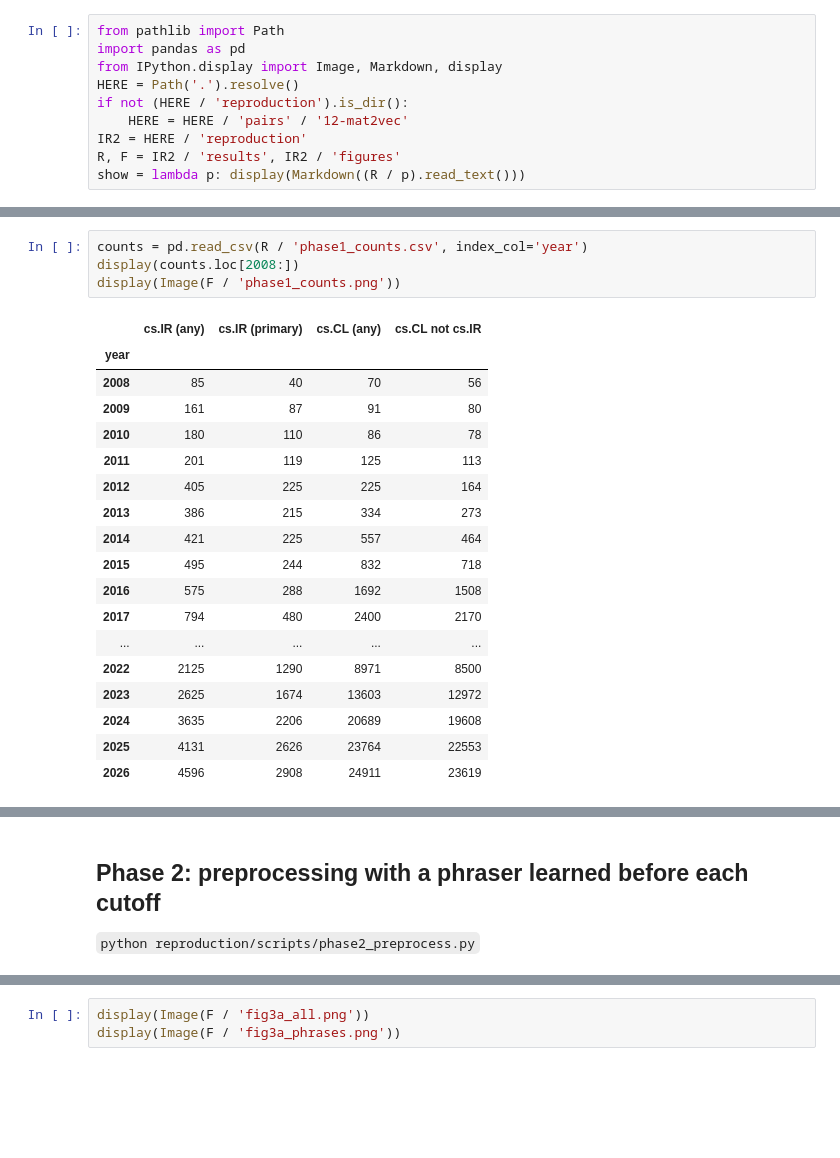
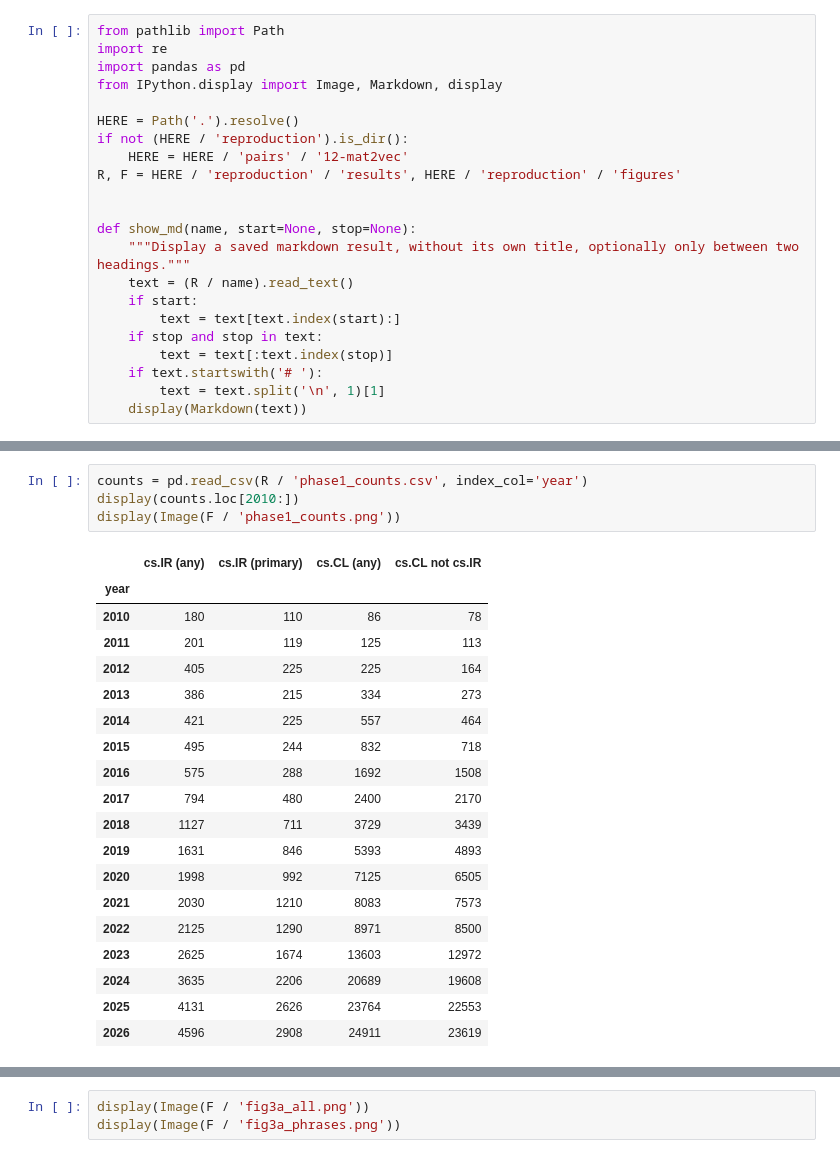
Before and after one commit to alexandre2004costa/mat2vec_IR_experiment, a Jupyter notebook: reproduce.ipynb, the cells around one changed output, grey strips where cells are left out. Cells and saved outputs as stored; diff of their text form; blank space fills up the shorter version.

```diff
--- a/reproduce.ipynb
+++ b/reproduce.ipynb
@@ -7,10 +48,22 @@ This notebook **reads cached artefacts** produced by the scripts in `reproductio
 # %%
 from pathlib import Path
+import re
 import pandas as pd
 from IPython.display import Image, Markdown, display
+
 HERE = Path('.').resolve()
 if not (HERE / 'reproduction').is_dir():
     HERE = HERE / 'pairs' / '12-mat2vec'
-IR2 = HERE / 'reproduction'
-R, F = IR2 / 'results', IR2 / 'figures'
-show = lambda p: display(Markdown((R / p).read_text()))
+R, F = HERE / 'reproduction' / 'results', HERE / 'reproduction' / 'figures'
+
+
+def show_md(name, start=None, stop=None):
+    """Display a saved markdown result, without its own title, optionally only between two headings."""
+    text = (R / name).read_text()
+    if start:
+        text = text[text.index(start):]
+    if stop and stop in text:
+        text = text[:text.index(stop)]
+    if text.startswith('# '):
+        text = text.split('\n', 1)[1]
+    display(Markdown(text))
@@ -20,12 +78,10 @@ show = lambda p: display(Markdown((R / p).read_text()))
 # %%
 counts = pd.read_csv(R / 'phase1_counts.csv', index_col='year')
-display(counts.loc[2008:])
+display(counts.loc[2010:])
 display(Image(F / 'phase1_counts.png'))
 # %% [output]
 |  | cs.IR (any) | cs.IR (primary) | cs.CL (any) | cs.CL not cs.IR |
 | year |  |  |  |  |
-| 2008 | 85 | 40 | 70 | 56 |
-| 2009 | 161 | 87 | 91 | 80 |
 | 2010 | 180 | 110 | 86 | 78 |
 | 2011 | 201 | 119 | 125 | 113 |
 | 2012 | 405 | 225 | 225 | 164 |
@@ -34,13 +90,13 @@ display(Image(F / 'phase1_counts.png'))
 | 2015 | 495 | 244 | 832 | 718 |
 | 2016 | 575 | 288 | 1692 | 1508 |
 | 2017 | 794 | 480 | 2400 | 2170 |
-| ... | ... | ... | ... | ... |
+| 2018 | 1127 | 711 | 3729 | 3439 |
+| 2019 | 1631 | 846 | 5393 | 4893 |
+| 2020 | 1998 | 992 | 7125 | 6505 |
+| 2021 | 2030 | 1210 | 8083 | 7573 |
 | 2022 | 2125 | 1290 | 8971 | 8500 |
 | 2023 | 2625 | 1674 | 13603 | 12972 |
 | 2024 | 3635 | 2206 | 20689 | 19608 |
 | 2025 | 4131 | 2626 | 23764 | 22553 |
 | 2026 | 4596 | 2908 | 24911 | 23619 |
 [figure]
-# %% [markdown]
-## Phase 2: preprocessing with a phraser learned before each cutoff
-`python reproduction/scripts/phase2_preprocess.py`
```
Also changed, not shown: parts of 55 cells of this notebook, 7 other files.
